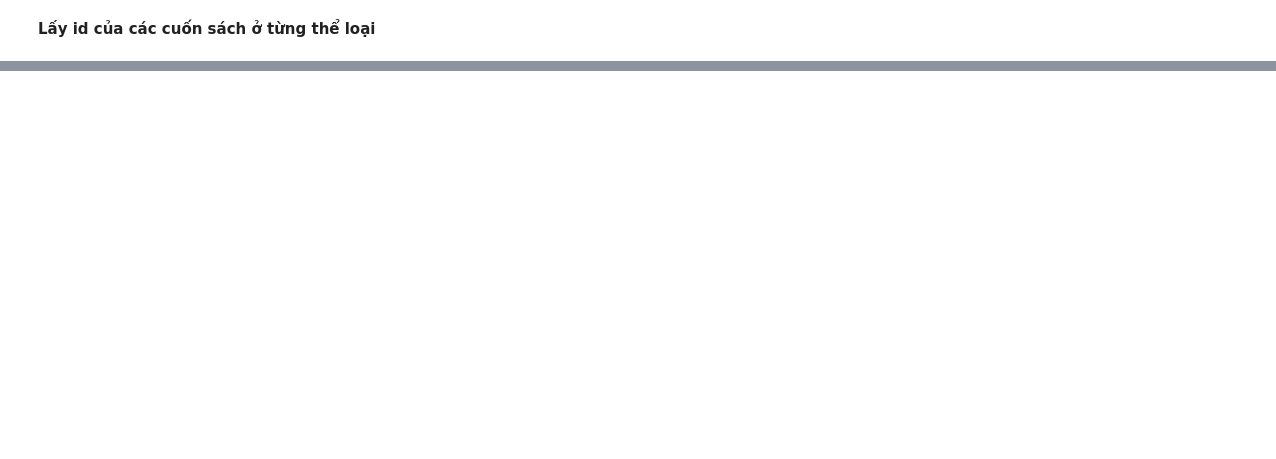
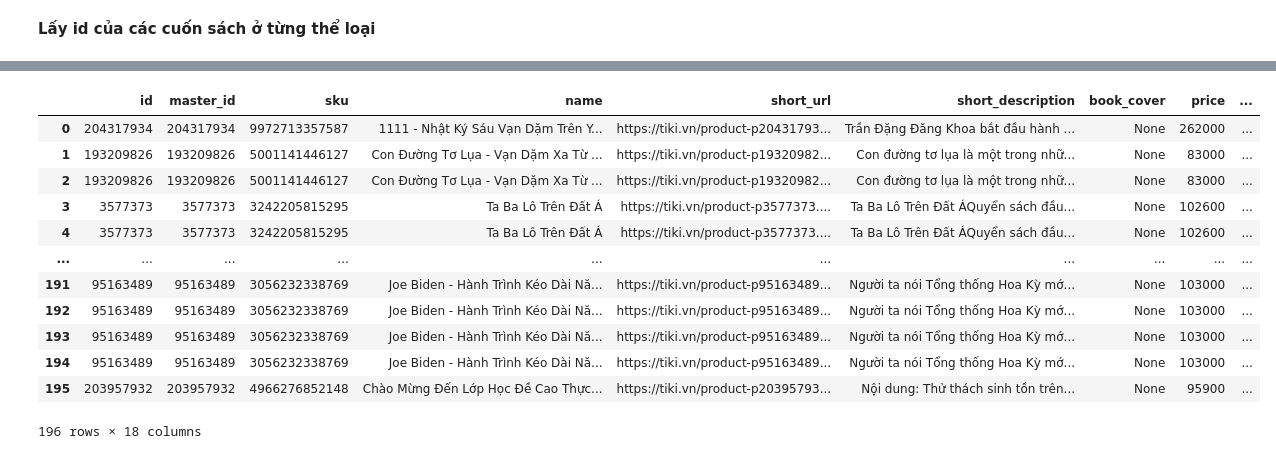
Before and after one commit to Miruku2201/NMKHDL_Final_Project, a Jupyter notebook: crawl.ipynb, the cells around one changed output, grey strips where cells are left out. Saved outputs shown, nothing was run; the diff lists cells and outputs as text; code cells hidden in the pictures; blank space fills up the shorter version.

```diff
--- a/crawl.ipynb
+++ b/crawl.ipynb
@@ -127,7 +122,8 @@ def get_books_id(cat):
     }
     for i in range(1, n):
         response = httpx.get(url_generator(cat['url_key'], cat['query_value'], i)).json()
-        for book in response['data']:
-            books['Book_id'].append({'id': book['id']})
+        if 'data' in response:
+            for book in response['data']:
+                books['Book_id'].append({'id': book['id']})
 
     return books
@@ -153,0 +130,5 @@ for cate in all_categories:
+# %%
+books_id_all_cate = []
+for cate in all_categories:
+    print(cate['display_value'])
+    books_id_all_cate.append(get_books_id(cate))
@@ -153,0 +153,13 @@ for cate in all_categories:
+# %%
+books_id = pd.DataFrame(books_id_all_cate)
+books_id.to_csv('books_id.csv', encoding='utf-8-sig')
+with open('books_id.json', 'w', encoding='utf-8-sig') as file:
+    books_id.to_json('books_id.json', force_ascii=False)
+
+books_id.head()
+leng = 0
+for cate in books_id['Book_id']:
+    for book in cate:
+        # print(book)
+        leng+=1
+print(leng)
@@ -153,0 +357,18 @@ for cate in all_categories:
+# %%
+book_df = pd.DataFrame(book_df)
+book_df.to_csv('books_data1.csv', encoding='utf-8-sig')
+book_df.loc[:195]
+# %% [output]
+|  | id | master_id | sku | name | short_url | short_description | book_cover | price | ... |
+| 0 | 204317934 | 204317934 | 9972713357587 | 1111 - Nhật Ký Sáu Vạn Dặm Trên Y... | https://tiki.vn/product-p20431793... | Trần Đặng Đăng Khoa bắt đầu hành ... | None | 262000 | ... |
+| 1 | 193209826 | 193209826 | 5001141446127 | Con Đường Tơ Lụa - Vạn Dặm Xa Từ ... | https://tiki.vn/product-p19320982... | Con đường tơ lụa là một trong nhữ... | None | 83000 | ... |
+| 2 | 193209826 | 193209826 | 5001141446127 | Con Đường Tơ Lụa - Vạn Dặm Xa Từ ... | https://tiki.vn/product-p19320982... | Con đường tơ lụa là một trong nhữ... | None | 83000 | ... |
+| 3 | 3577373 | 3577373 | 3242205815295 | Ta Ba Lô Trên Đất Á | https://tiki.vn/product-p3577373.... | Ta Ba Lô Trên Đất ÁQuyển sách đầu... | None | 102600 | ... |
+| 4 | 3577373 | 3577373 | 3242205815295 | Ta Ba Lô Trên Đất Á | https://tiki.vn/product-p3577373.... | Ta Ba Lô Trên Đất ÁQuyển sách đầu... | None | 102600 | ... |
+| ... | ... | ... | ... | ... | ... | ... | ... | ... | ... |
+| 191 | 95163489 | 95163489 | 3056232338769 | Joe Biden - Hành Trình Kéo Dài Nă... | https://tiki.vn/product-p95163489... | Người ta nói Tổng thống Hoa Kỳ mớ... | None | 103000 | ... |
+| 192 | 95163489 | 95163489 | 3056232338769 | Joe Biden - Hành Trình Kéo Dài Nă... | https://tiki.vn/product-p95163489... | Người ta nói Tổng thống Hoa Kỳ mớ... | None | 103000 | ... |
+| 193 | 95163489 | 95163489 | 3056232338769 | Joe Biden - Hành Trình Kéo Dài Nă... | https://tiki.vn/product-p95163489... | Người ta nói Tổng thống Hoa Kỳ mớ... | None | 103000 | ... |
+| 194 | 95163489 | 95163489 | 3056232338769 | Joe Biden - Hành Trình Kéo Dài Nă... | https://tiki.vn/product-p95163489... | Người ta nói Tổng thống Hoa Kỳ mớ... | None | 103000 | ... |
+| 195 | 203957932 | 203957932 | 4966276852148 | Chào Mừng Đến Lớp Học Đề Cao Thực... | https://tiki.vn/product-p20395793... | Nội dung: Thử thách sinh tồn trên... | None | 95900 | ... |
+196 rows × 18 columns
```
Also changed, not shown: parts of 13 cells of this notebook.
